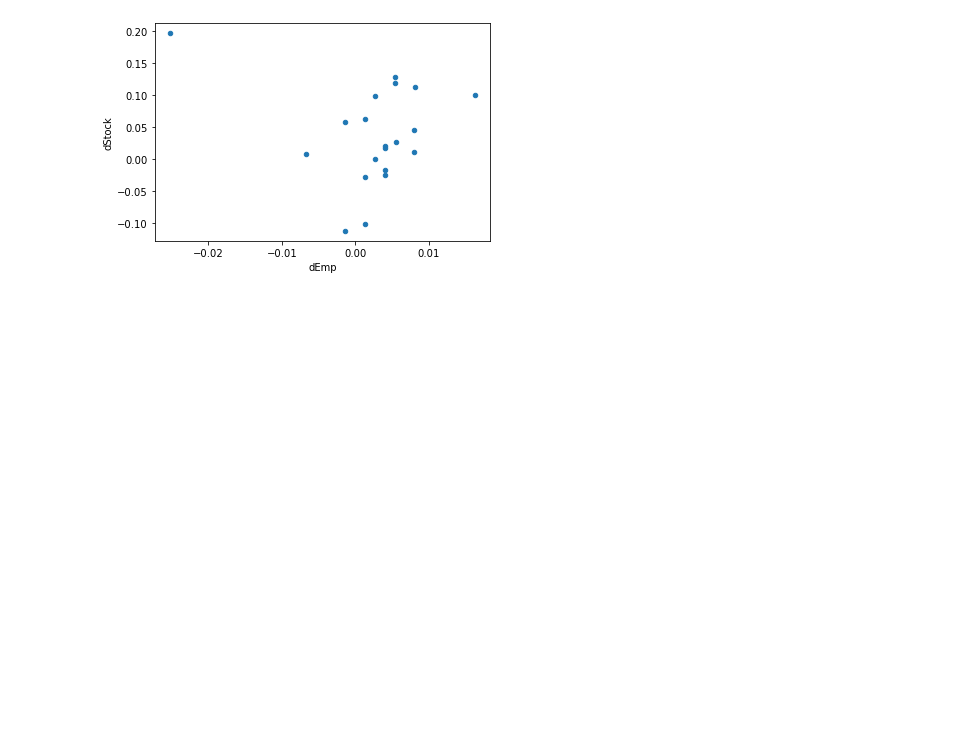
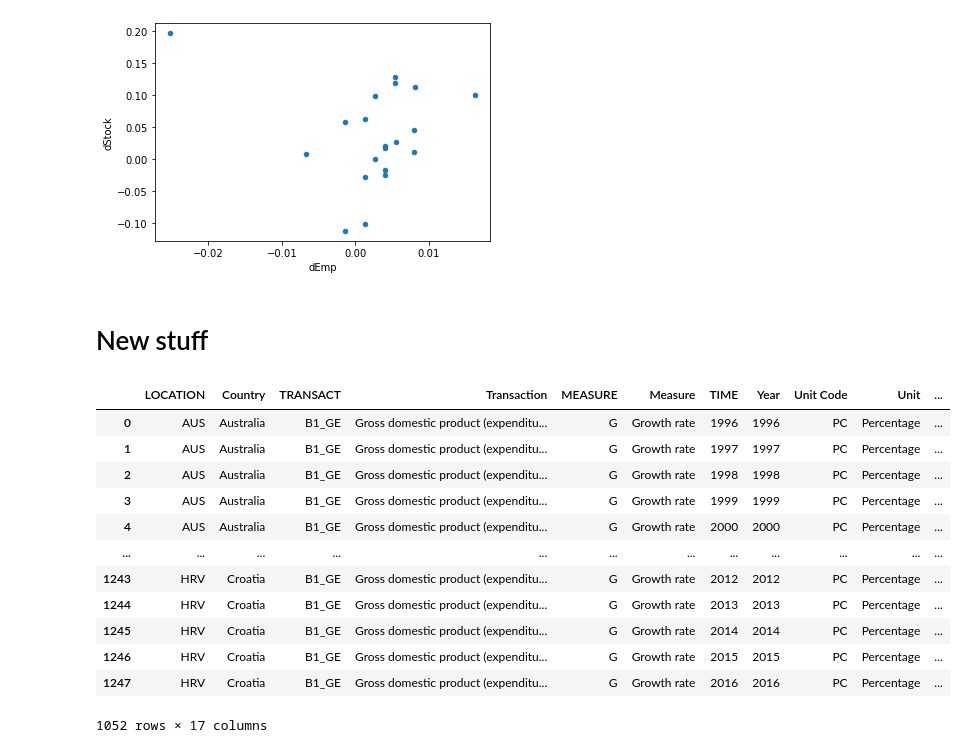
Before and after one commit to JonaDelaney/projects-2022-mmf, a Jupyter notebook: dataproject/Maiwand.ipynb, the cells around one changed output. Cells and saved outputs as stored; diff of their text form; code cells hidden in the pictures; blank space fills up the shorter version.

```diff
--- a/dataproject/Maiwand.ipynb
+++ b/dataproject/Maiwand.ipynb
@@ -304,3 +296,37 @@ complete.plot(x = 'dEmp', y = 'dStock', kind = 'scatter')
 # %% [output]
 <AxesSubplot:xlabel='dEmp', ylabel='dStock'>
 [figure]
+# %% [markdown]
+# New stuff
+# %%
+gdp_data = pd.read_csv("SNA_TABLE1_17042022034132194.csv")
+
+#Cleaning and dropping data which is not needed
+
+gdp_data = gdp_data[gdp_data['LOCATION'].str.contains('BRIICS') == False]
+gdp_data = gdp_data[gdp_data['LOCATION'].str.contains('EU27_2020') == False]
+gdp_data = gdp_data[gdp_data['LOCATION'].str.contains('EA19') == False]
+gdp_data = gdp_data[gdp_data['LOCATION'].str.contains('OECD') == False]
+gdp_data = gdp_data[gdp_data['LOCATION'].str.contains('G-7') == False]
+
+gdp_data = gdp_data.reset_index(drop=True)
+
+pd.set_option('display.max_rows', 10)
+
+gdp_data = gdp_data[gdp_data.Year >= 1996]
+gdp_data = gdp_data[gdp_data.Year <= 2016]
+gdp_data
+# %% [output]
+|  | LOCATION | Country | TRANSACT | Transaction | MEASURE | Measure | TIME | Year | Unit Code | Unit | ... |
+| 0 | AUS | Australia | B1_GE | Gross domestic product (expenditu... | G | Growth rate | 1996 | 1996 | PC | Percentage | ... |
+| 1 | AUS | Australia | B1_GE | Gross domestic product (expenditu... | G | Growth rate | 1997 | 1997 | PC | Percentage | ... |
+| 2 | AUS | Australia | B1_GE | Gross domestic product (expenditu... | G | Growth rate | 1998 | 1998 | PC | Percentage | ... |
+| 3 | AUS | Australia | B1_GE | Gross domestic product (expenditu... | G | Growth rate | 1999 | 1999 | PC | Percentage | ... |
+| 4 | AUS | Australia | B1_GE | Gross domestic product (expenditu... | G | Growth rate | 2000 | 2000 | PC | Percentage | ... |
+| ... | ... | ... | ... | ... | ... | ... | ... | ... | ... | ... | ... |
+| 1243 | HRV | Croatia | B1_GE | Gross domestic product (expenditu... | G | Growth rate | 2012 | 2012 | PC | Percentage | ... |
+| 1244 | HRV | Croatia | B1_GE | Gross domestic product (expenditu... | G | Growth rate | 2013 | 2013 | PC | Percentage | ... |
+| 1245 | HRV | Croatia | B1_GE | Gross domestic product (expenditu... | G | Growth rate | 2014 | 2014 | PC | Percentage | ... |
+| 1246 | HRV | Croatia | B1_GE | Gross domestic product (expenditu... | G | Growth rate | 2015 | 2015 | PC | Percentage | ... |
+| 1247 | HRV | Croatia | B1_GE | Gross domestic product (expenditu... | G | Growth rate | 2016 | 2016 | PC | Percentage | ... |
+1052 rows × 17 columns
```
Also changed, not shown: parts of 16 cells of this notebook, 3 other files.
